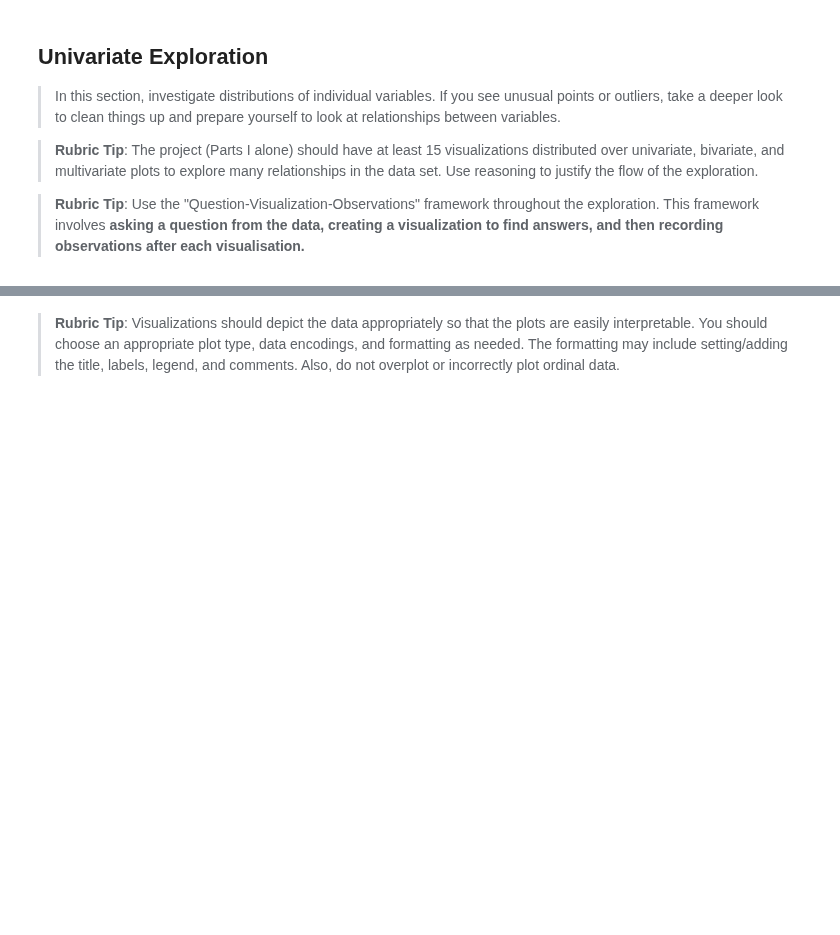
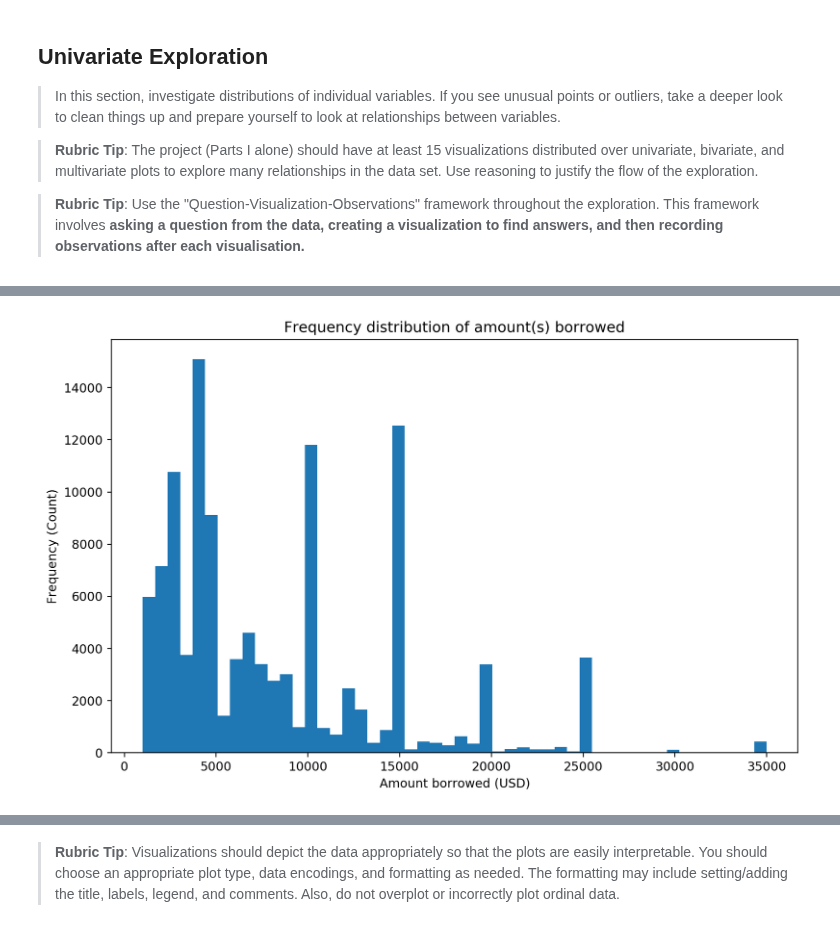
Before and after one commit to brk-a/alx-t-data-analyst, a Jupyter notebook: 0x02-project_3_visualise_data/Part_I_exploration_template.ipynb, the cells around one changed output, grey strips where cells are left out. Saved outputs shown, nothing was run; the diff lists cells and outputs as text; code cells hidden in the pictures; blank space fills up the shorter version.

Commit message:
vizzes: visualisations 1 & 2

```diff
--- a/0x02-project_3_visualise_data/Part_I_exploration_template.ipynb
+++ b/0x02-project_3_visualise_data/Part_I_exploration_template.ipynb
@@ -64,7 +64,7 @@ default_orange = sns.color_palette('tab10')[1]
 
 #default
 # %%
-##template no. 2
+#template no. 2
 
 '''
 simple function to create `Figure` object
@@ -85,7 +85,7 @@ def create_fig(x_lab: str, y_lab: str, title: str):
     """create_fig function"""
     try:
         #fig size
-        plt.figure(figsize=(10, 6.18), dpi=216)
+        plt.figure(figsize=(10, 6.18), dpi=216, frameon=False, clear=True)
         #x-axis name
         plt.xlabel(x_lab)
         #y-axis name
@@ -93,7 +93,7 @@ def create_fig(x_lab: str, y_lab: str, title: str):
         #title
         plt.title(title)
     except ModuleNotFoundError:
-        print(f'Please import matplotlib and try again')
+        print(f'Please `import matplotlib.pyplot as plt` and try again')
     except:
         print(f'Failed to create template')
         raise
@@ -240,0 +248,4 @@ df.sample(randint(5, 15))
+# %%
+#drop variables whose missing values are above the threshold
+df.drop(columns=df.columns[df.eq(0).mean()>0.85], inplace=True)
+df.shape
@@ -240,0 +254,4 @@ df.sample(randint(5, 15))
+# %%
+#drop observations whose missing values are above the threshold
+df.drop(index=df.index[df.eq(0).mean()>0.9], inplace=True)
+df.shape
@@ -241,3 +260,6 @@ df.sample(randint(5, 15))
+# %%
+#change the type of variable `LoanOriginationDate` to `datetime`
+df.LoanOriginationDate = pd.to_datetime(df.LoanOriginationDate)
 # %% [markdown]
 <div id="univar"></div>
 
@@ -255,0 +320,6 @@ and prepare yourself to look at relationships between variables.
+# %%
+#create a hist
+create_fig('Amount borrowed (USD)','Frequency (Count)','Frequency distribution of amount(s) borrowed')
+plt.hist(df.LoanOriginalAmount, bins=50);
+# %% [output]
+[figure, added]
```
Also changed, not shown: parts of 14 cells of this notebook.
